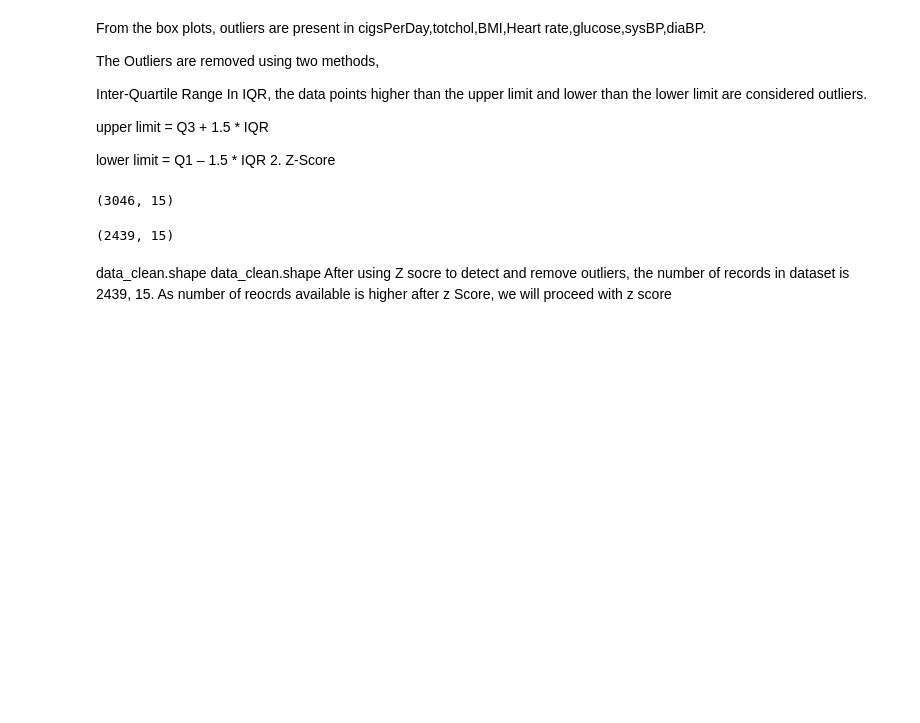
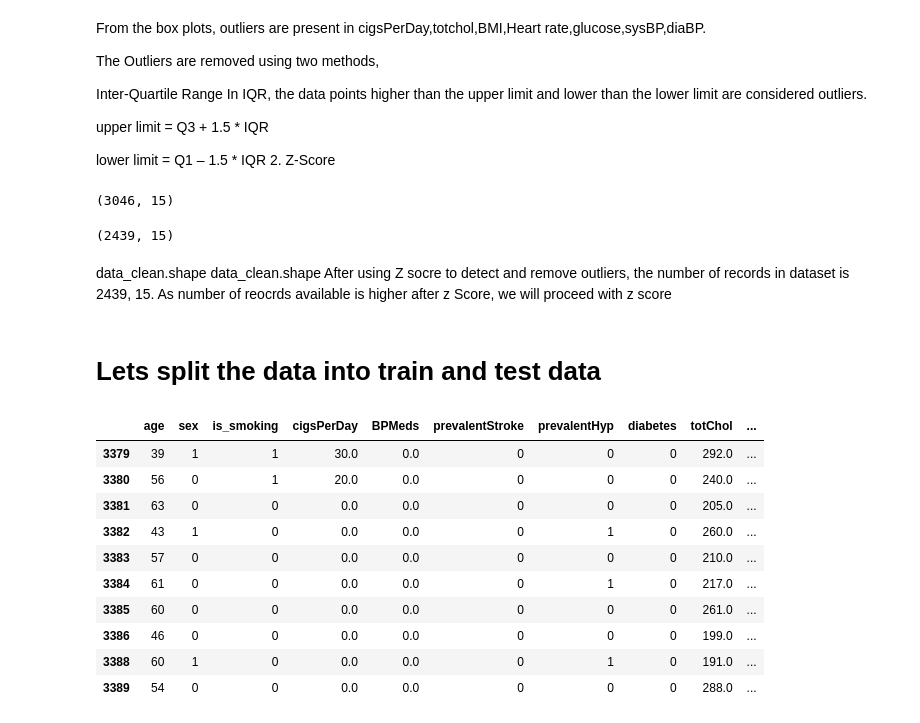
Before and after one commit to pmgumble/Cardiovascular-Risk-Prediction, a Jupyter notebook: Pratik_M_Gumble_Cardiovascular_Risk_Prediction.ipynb, the cells around one changed output. Saved outputs shown, nothing was run; the diff lists cells and outputs as text; code cells hidden in the pictures; blank space fills up the shorter version.

```diff
--- a/Pratik_M_Gumble_Cardiovascular_Risk_Prediction.ipynb
+++ b/Pratik_M_Gumble_Cardiovascular_Risk_Prediction.ipynb
@@ -431,3 +431,19 @@ data_clean.shape
 data_clean.shape
 data_clean.shape
 After using Z socre to detect and remove outliers, the number of records in dataset is 2439, 15. As number of reocrds available is higher after z Score, we will proceed with z score
+# %% [markdown]
+# **Lets split the data into train and test data**
+# %%
+dataset2.tail(10)
+# %% [output]
+|  | age | sex | is_smoking | cigsPerDay | BPMeds | prevalentStroke | prevalentHyp | diabetes | totChol | ... |
+| 3379 | 39 | 1 | 1 | 30.0 | 0.0 | 0 | 0 | 0 | 292.0 | ... |
+| 3380 | 56 | 0 | 1 | 20.0 | 0.0 | 0 | 0 | 0 | 240.0 | ... |
+| 3381 | 63 | 0 | 0 | 0.0 | 0.0 | 0 | 0 | 0 | 205.0 | ... |
+| 3382 | 43 | 1 | 0 | 0.0 | 0.0 | 0 | 1 | 0 | 260.0 | ... |
+| 3383 | 57 | 0 | 0 | 0.0 | 0.0 | 0 | 0 | 0 | 210.0 | ... |
+| 3384 | 61 | 0 | 0 | 0.0 | 0.0 | 0 | 1 | 0 | 217.0 | ... |
+| 3385 | 60 | 0 | 0 | 0.0 | 0.0 | 0 | 0 | 0 | 261.0 | ... |
+| 3386 | 46 | 0 | 0 | 0.0 | 0.0 | 0 | 0 | 0 | 199.0 | ... |
+| 3388 | 60 | 1 | 0 | 0.0 | 0.0 | 0 | 1 | 0 | 191.0 | ... |
+| 3389 | 54 | 0 | 0 | 0.0 | 0.0 | 0 | 0 | 0 | 288.0 | ... |
```
Also changed, not shown: parts of 11 cells of this notebook.
